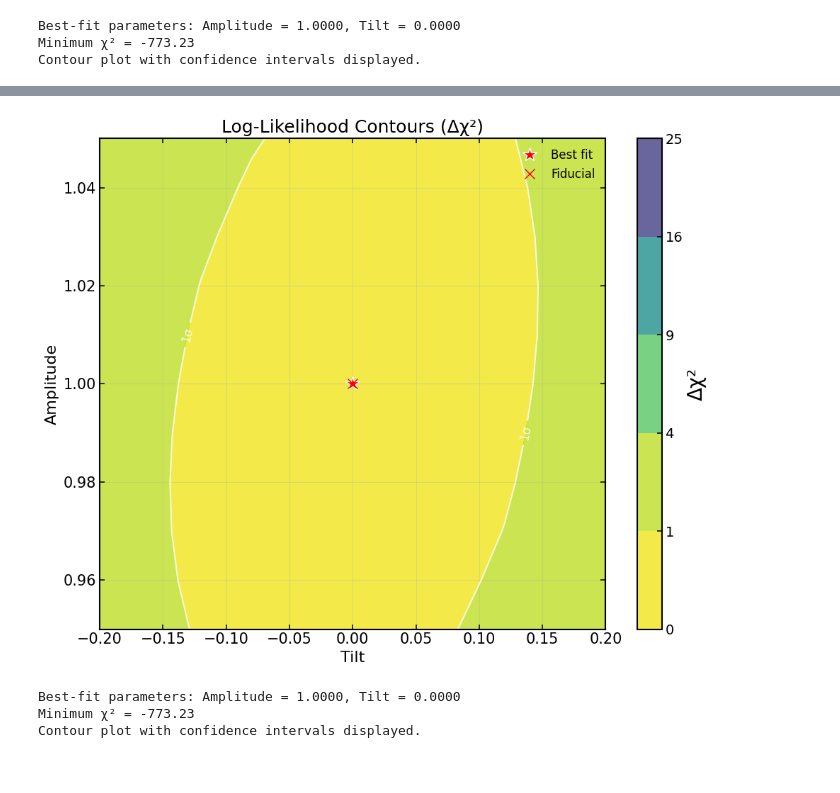
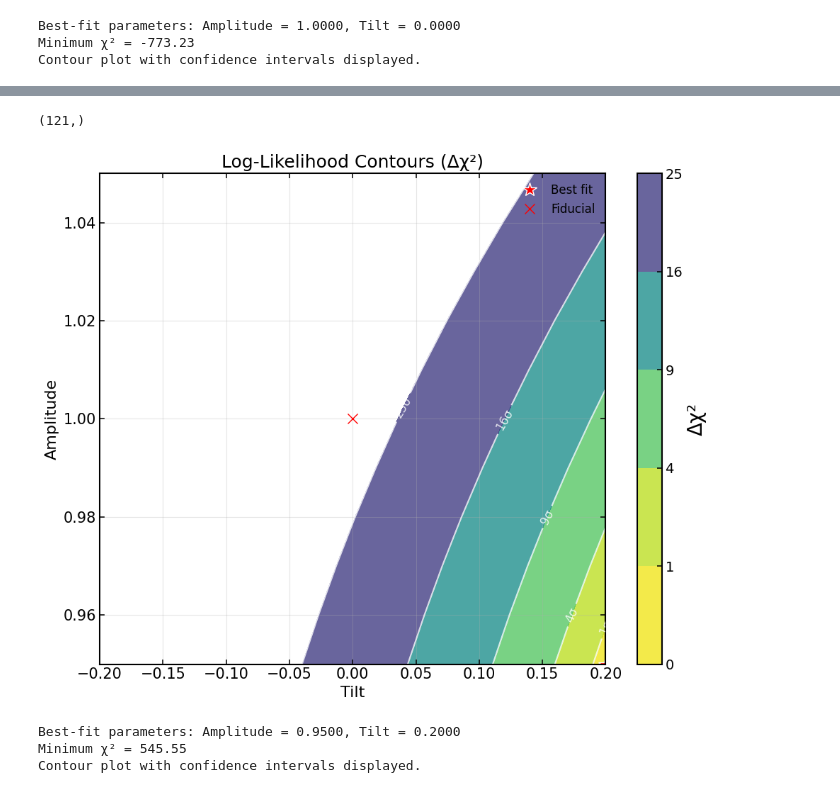
Before and after one commit to ggalloni/CosmoForge, a Jupyter notebook: src/cosmoforge.picslike/notebooks/TQU_PB_like.ipynb, the cells around one changed output, grey strips where cells are left out. Cells and saved outputs as stored; diff of their text form; code cells hidden in the pictures.

```diff
--- a/src/cosmoforge.picslike/notebooks/TQU_PB_like.ipynb
+++ b/src/cosmoforge.picslike/notebooks/TQU_PB_like.ipynb
@@ -572,9 +574,13 @@ Mean likelihood result computed for analysis
+# %%
+full_like.get_chi_squared().shape
+# %% [output]
+(121,)
 # %%
 # Create contour plot for log-likelihood
 fig, ax = plt.subplots(figsize=(10, 8))
 
 # Prepare the data
-chi2_mean = chi2_values.mean(axis=-1)
+chi2_mean = full_like.get_chi_squared().reshape(11, -1).T
 delta_chi2 = chi2_mean - chi2_mean.min()
 
 # Create coordinate grids
@@ -622,34 +628,34 @@ ax.plot(
     1.0,
     "bx",
     markersize=10,
     label="Fiducial",
     markeredgecolor="red",
     markeredgewidth=1,
 )
 
 # Customize the plot
 ax.set_xlabel("Tilt", fontsize=16)
 ax.set_ylabel("Amplitude", fontsize=16)
 ax.set_title("Log-Likelihood Contours (Δχ²)", fontsize=18)
 
 # Add colorbar
 cbar = plt.colorbar(contourf, ax=ax, label="Δχ²")
 cbar.ax.tick_params(labelsize=14)
 
 # Add legend
 ax.legend(fontsize=12)
 
 # Add grid for better readability
 ax.grid(True, alpha=0.3)
 
 plt.tight_layout()
 plt.show()
 
 print(f"Best-fit parameters: Amplitude = {best_amp:.4f}, Tilt = {best_tilt:.4f}")
 print(f"Minimum χ² = {chi2_mean.min():.2f}")
 print("Contour plot with confidence intervals displayed.")
 # %% [output]
-[figure, old version]
+[figure, new version]
-Best-fit parameters: Amplitude = 1.0000, Tilt = 0.0000
-Minimum χ² = -773.23
+Best-fit parameters: Amplitude = 0.9500, Tilt = 0.2000
+Minimum χ² = 545.55
 Contour plot with confidence intervals displayed.
```
Also changed, not shown: parts of 5 cells of this notebook, 1 other file.
